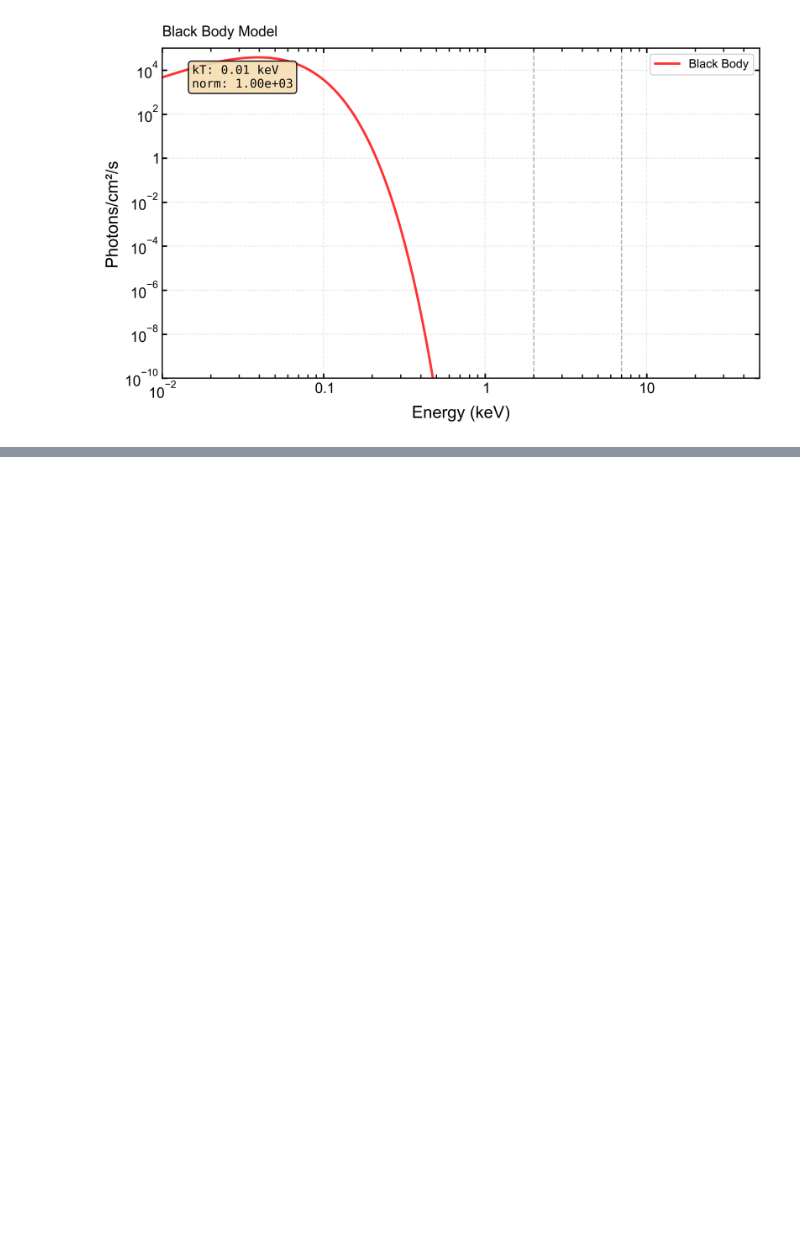
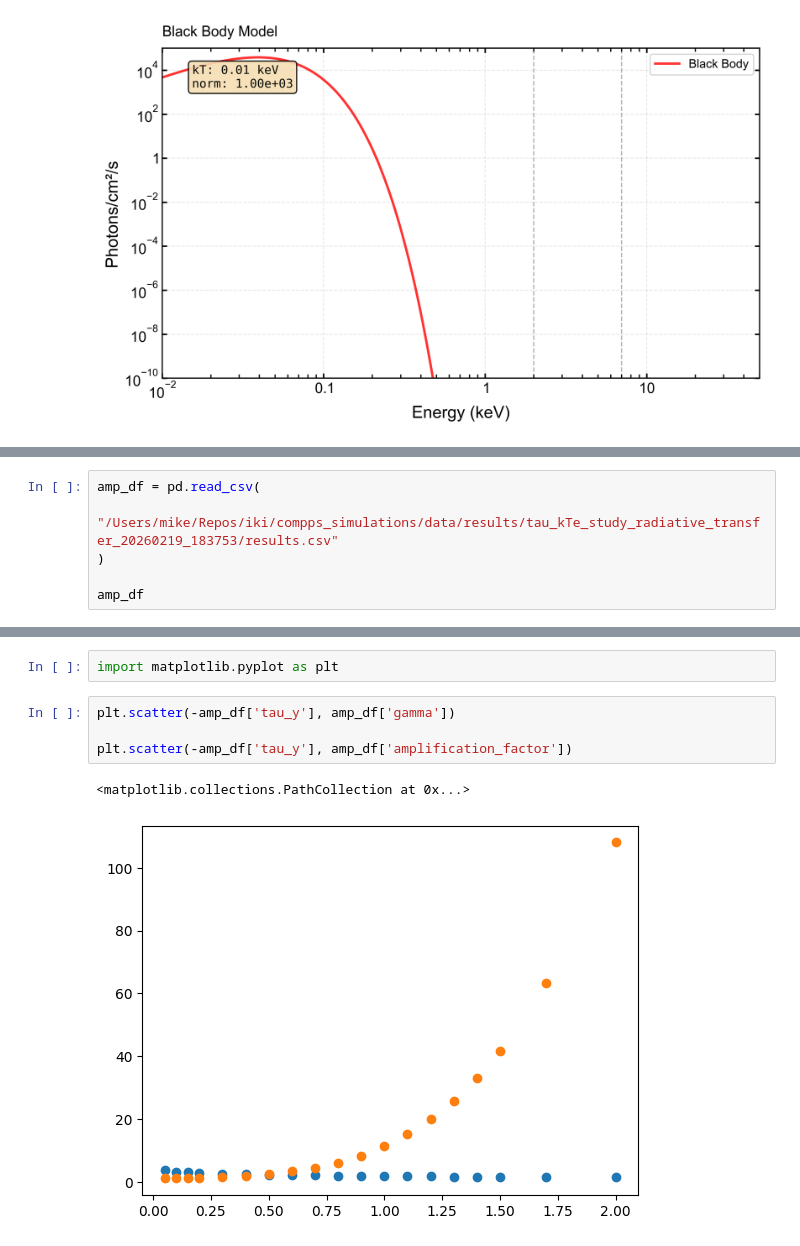
Before and after one commit to mbelveder/compps_simulations, a Jupyter notebook: notebooks/sandbox.ipynb, the cells around one changed output, grey strips where cells are left out. Cells and saved outputs as stored; diff of their text form; blank space fills up the shorter version.

```diff
--- a/notebooks/sandbox.ipynb
+++ b/notebooks/sandbox.ipynb
@@ -1288,0 +1228,6 @@ Ratio fine/default for flux_seed: 1.00x  (shows grid effect on seed)
+# %%
+amp_df = pd.read_csv(
+    "/Users/mike/Repos/iki/compps_simulations/data/results/tau_kTe_study_radiative_transfer_20260219_183753/results.csv"
+)
+
+amp_df
@@ -1288,0 +1252,9 @@ Ratio fine/default for flux_seed: 1.00x  (shows grid effect on seed)
+# %%
+import matplotlib.pyplot as plt
+# %%
+plt.scatter(-amp_df['tau_y'], amp_df['gamma'])
+
+plt.scatter(-amp_df['tau_y'], amp_df['amplification_factor'])
+# %% [output]
+<matplotlib.collections.PathCollection at 0x...>
+[figure, added]
```
Also changed, not shown: parts of 9 cells of this notebook, 5 other files.
